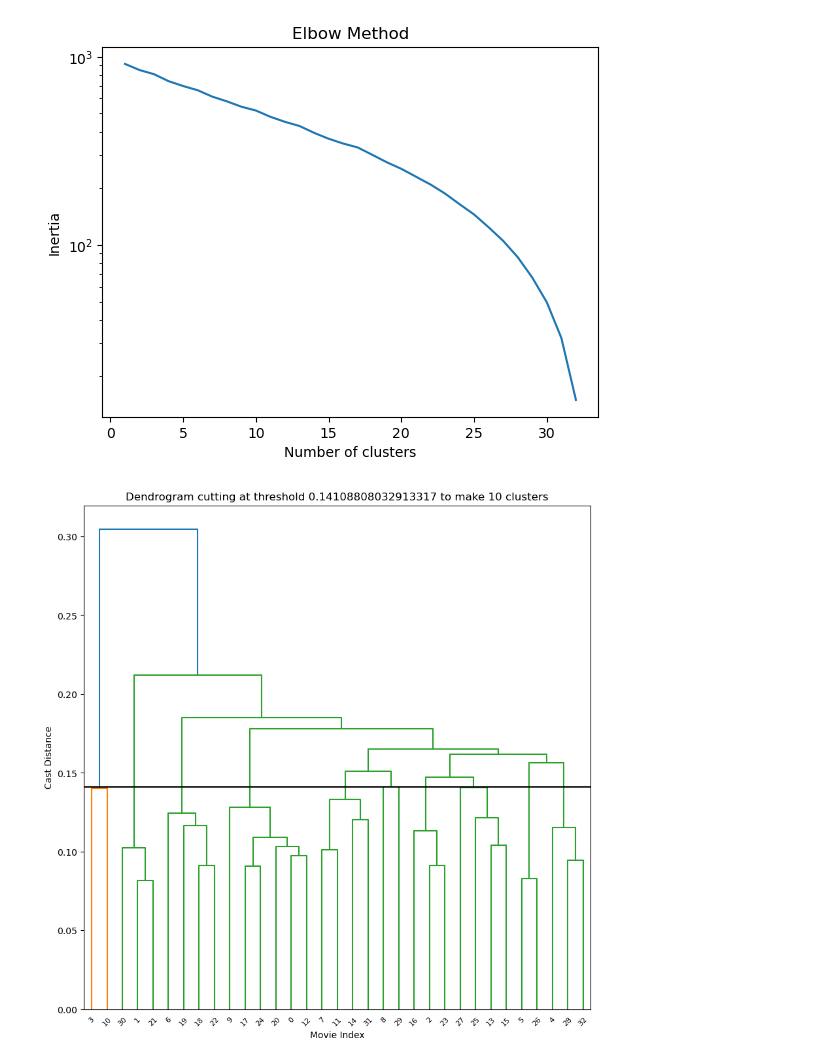
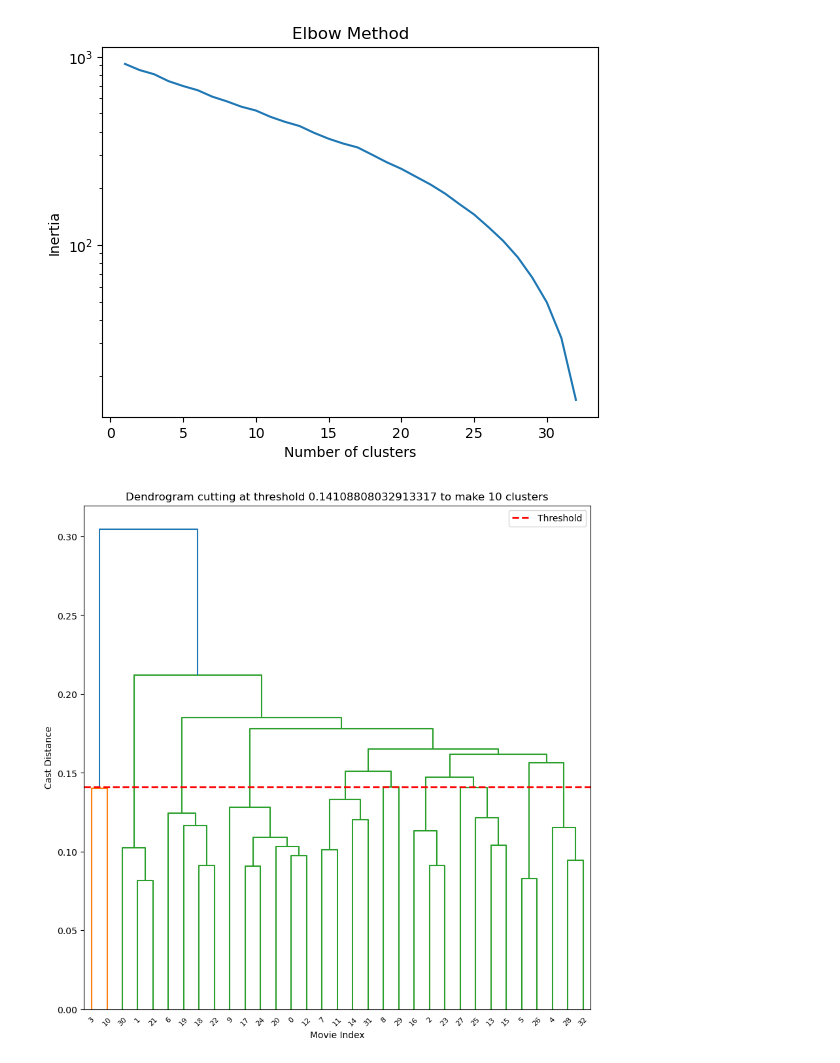
Before and after one commit to rizz-kings/data-in-the-wild, a Jupyter notebook: notebooks/filmseries.ipynb, the cells around one changed output. Drawn from its saved outputs; the diff is of its cells as text; code cells hidden in the pictures.

```diff
--- a/notebooks/filmseries.ipynb
+++ b/notebooks/filmseries.ipynb
@@ -122,34 +126,35 @@ plt.show()
 # %%
 # trying with hiararchical clustering using hamming distance
 from sklearn.metrics.pairwise import pairwise_distances
 from scipy.cluster.hierarchy import linkage, dendrogram
 
 # using the hamming distance
 dist = pairwise_distances(cast_vectors, metric='hamming')
 link = linkage(dist, method='complete')
 
 number_of_clusters = 10
 
 max_d = 0
 for i in range(len(link) + 1 - number_of_clusters):
     max_d = max(max_d, link[i][2])
 
 # getting the clusters
 clusters = {}
 for i in range(len(link) + 1):
     clusters[i] = [i]
 
 # ploting a threshold line based on max_d to make number_of_clusters clusters
 plt.figure(figsize=(10, 10))
 dendrogram(link , orientation='top')
-plt.axhline(y=max_d, c='k')
+plt.axhline(y=max_d, c='r', ls='--', lw=2, label='Threshold')
 plt.title('Dendrogram cutting at threshold ' + str(max_d) + ' to make ' + str(number_of_clusters) + ' clusters')
 plt.xlabel('Movie Index')
 plt.ylabel('Cast Distance')
 plt.savefig(PLOT_FOLDER + "/dendrogram_threshold.png")
+plt.legend()
 plt.show()
 # %% [output]
-[figure, old version]
+[figure, new version]
 # %%
 from scipy.cluster.hierarchy import fcluster
 
```
Also changed, not shown: parts of 13 cells of this notebook, 23 other files.
